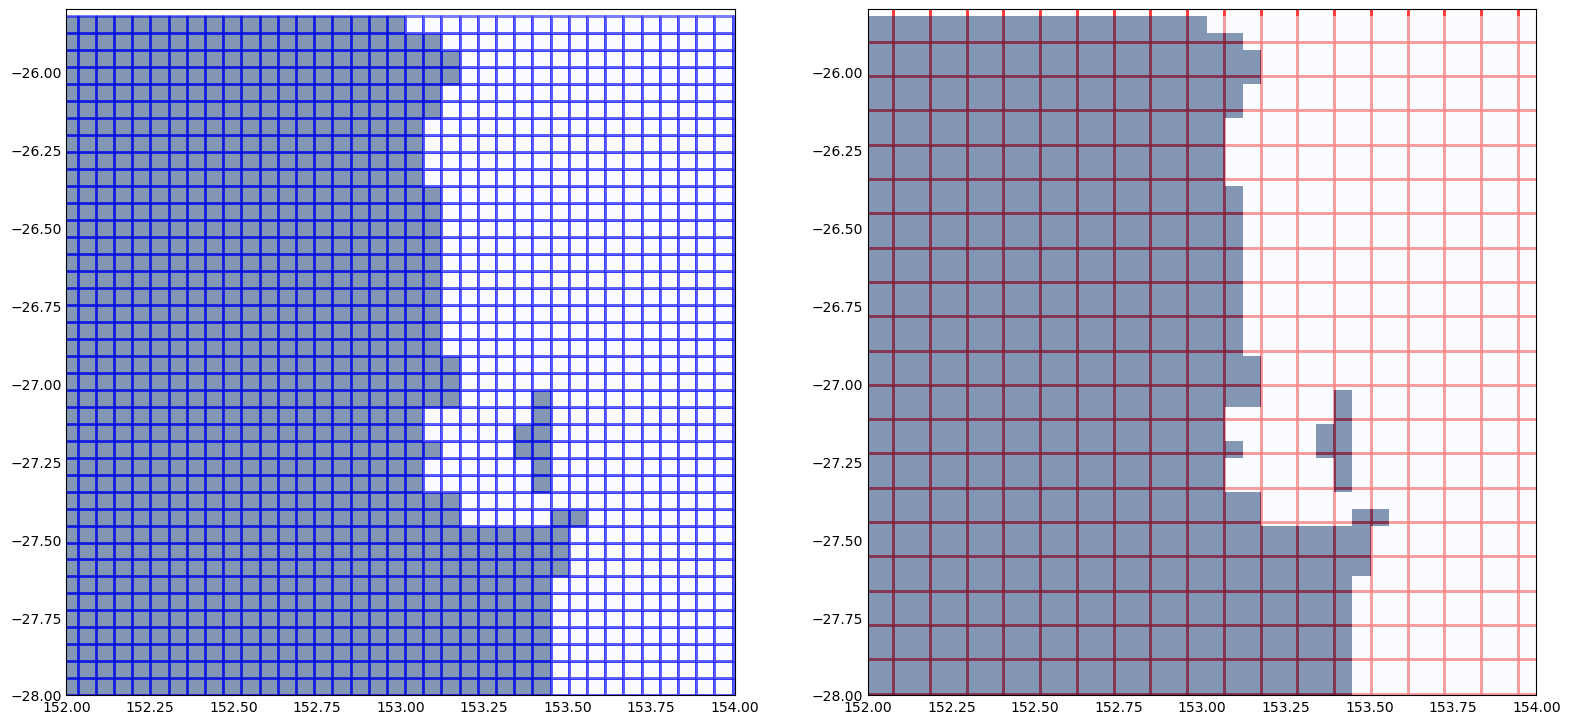
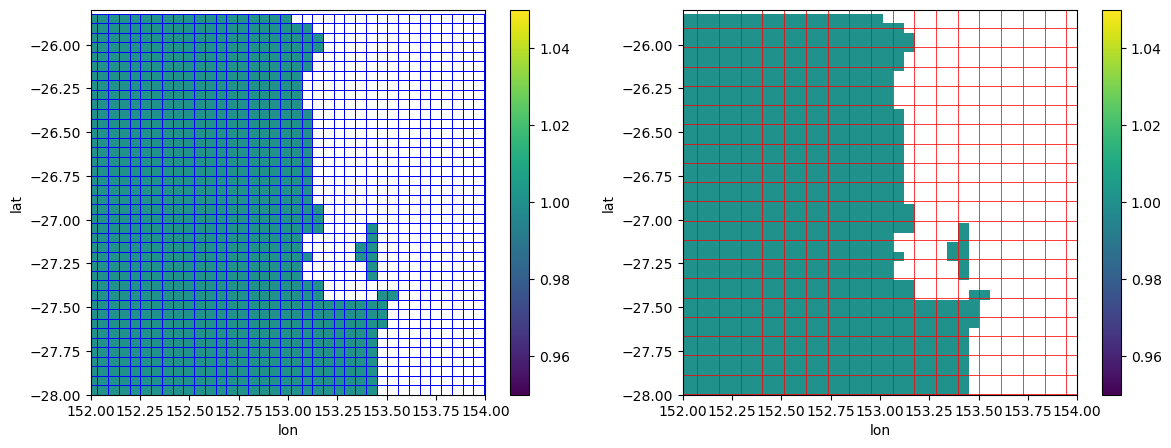
The change to this notebook cell's code, shown as a diff; its figure went from the first image to the second:
--- before
+++ after
@@ -1,18 +1,20 @@
 # Plot both meshes in the style of 
 # https://escomp.github.io/CMEPS/versions/master/html/introduction.html
-fig,ax=plt.subplots(1,2,figsize=(15,7))
+fig,ax=plt.subplots(1,2,figsize=(14,5))
 UM_lon, UM_lat = np.meshgrid(lon_centres, lat_centres)
 MOM6_lon, MOM6_lat = np.meshgrid(lons,lats)
+
 #UM_mesh = ax[0].pcolormesh(UM_lon, UM_lat,update2.data,alpha=0.5,edgecolors='red')
-MOM6_mesh = ax[0].pcolormesh(MOM6_lon, MOM6_lat, ESMF_ds.data,alpha=0.5,edgecolors='blue')
+ESMF_ds.where(ESMF_ds > 0.5).plot(ax=ax[0])
+MOM6_mesh = ax[0].pcolormesh(MOM6_lon, MOM6_lat, ESMF_ds.data,edgecolors='blue',linewidth=0.5)
+MOM6_mesh.set_facecolor('none')
 #UM_mesh.set_facecolor('none')
 
-UM_mesh = ax[1].pcolormesh(UM_lon, UM_lat,update2.data,alpha=0.5,edgecolors='red')
-MOM6_mesh = ax[1].pcolormesh(MOM6_lon, MOM6_lat, ESMF_ds.data,alpha=0.5)#,edgecolors='blue')
+ESMF_ds.where(ESMF_ds > 0.5).plot(ax=ax[1])
+UM_mesh = ax[1].pcolormesh(UM_lon, UM_lat,update2.data,alpha=0.5,edgecolors='red',linewidth=0.5)
 UM_mesh.set_facecolor('none')
+
 for a in ax:
     a.grid(False, linestyle='', alpha=0.5)
     a.set_xlim([152,154])
     a.set_ylim([-28,-25.8])
-
-#MOM6_mesh.set_facecolor('none')

Commit: UPDATES : Added extra analysis around land mask < 0.5